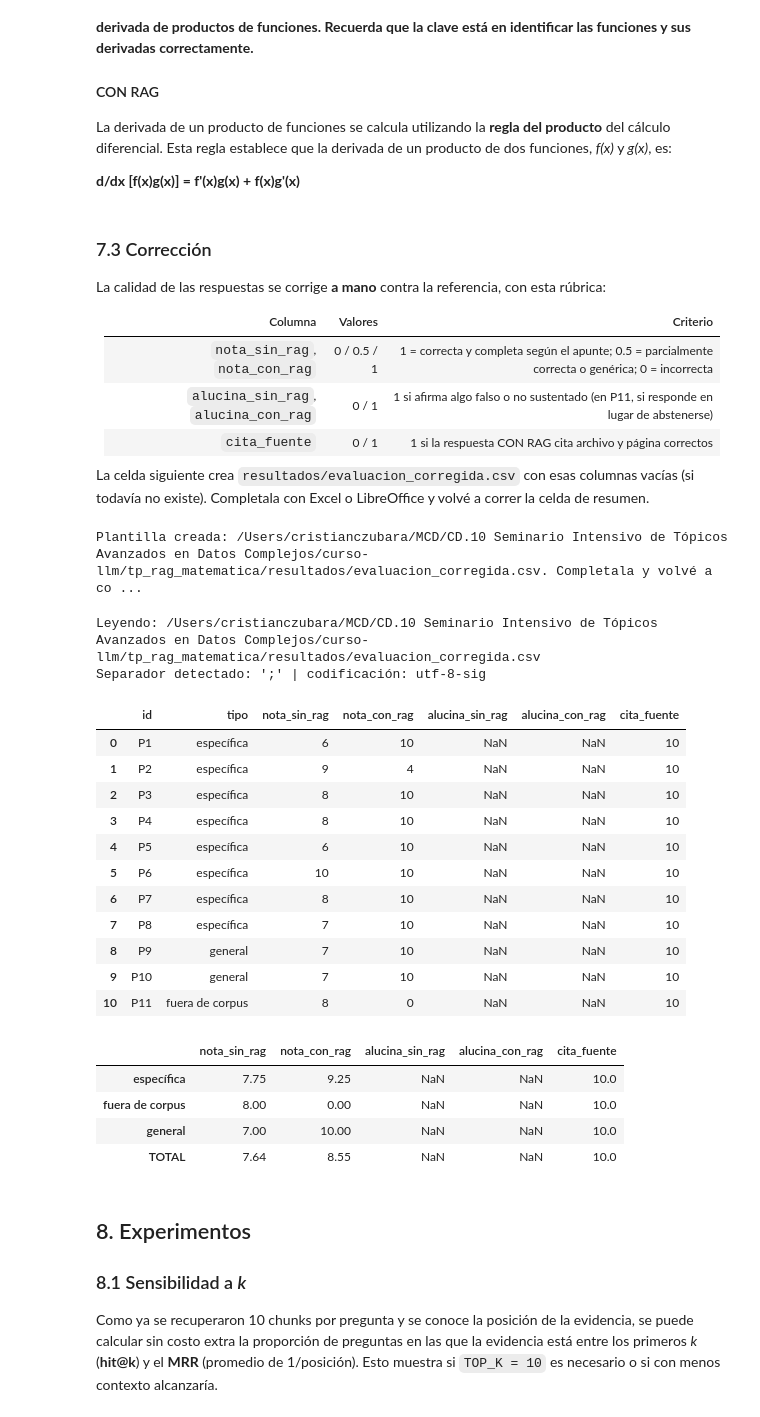
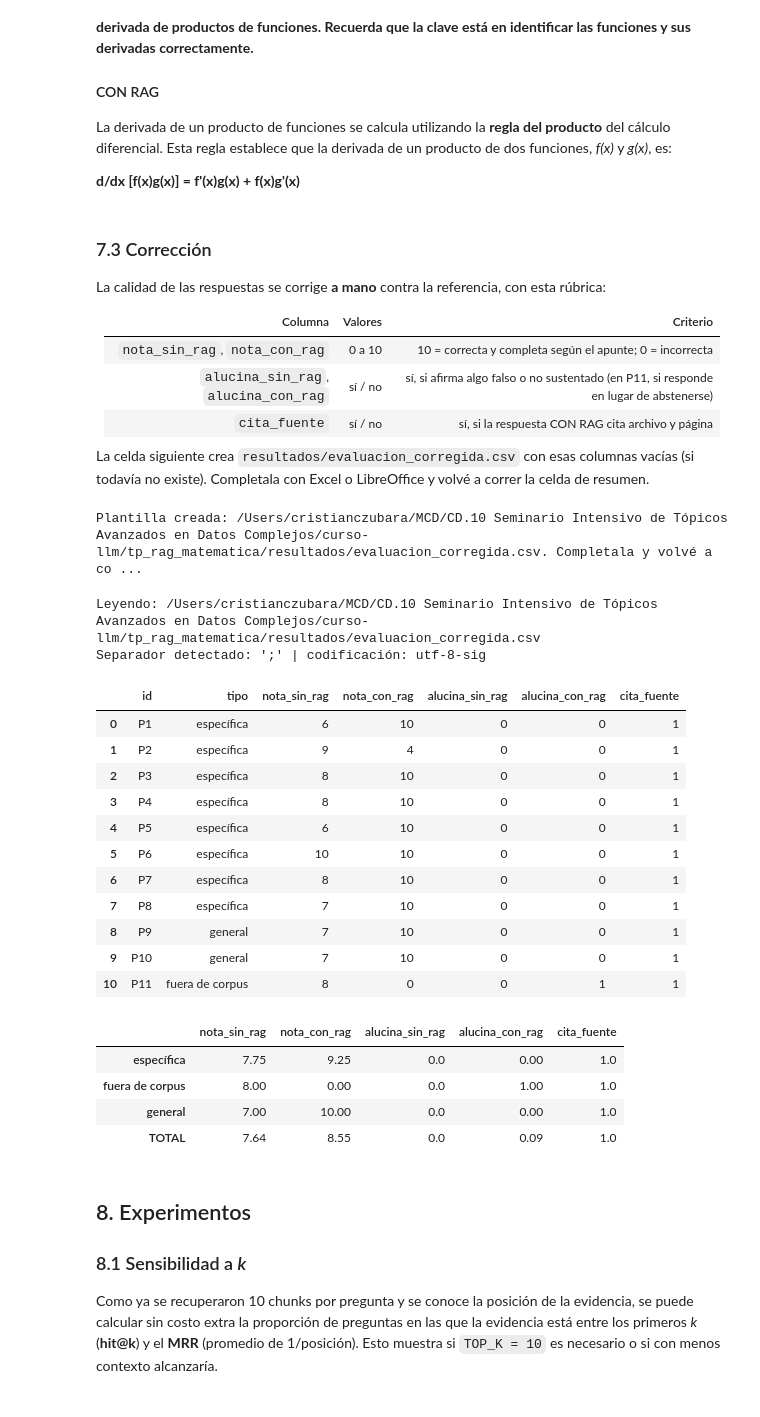
Before and after one commit to cristianczubara/tp-rag-matematica, a Jupyter notebook: rag_tp.ipynb, the cells around one changed output. Drawn from its saved outputs; the diff is of its cells as text; code cells hidden in the pictures.

```diff
--- a/rag_tp.ipynb
+++ b/rag_tp.ipynb
@@ -1168,9 +1168,9 @@ La calidad de las respuestas se corrige **a mano** contra la referencia, con est
 
 | Columna | Valores | Criterio |
 |---|---|---|
-| `nota_sin_rag`, `nota_con_rag` | 0 / 0.5 / 1 | 1 = correcta y completa según el apunte; 0.5 = parcialmente correcta o genérica; 0 = incorrecta |
-| `alucina_sin_rag`, `alucina_con_rag` | 0 / 1 | 1 si afirma algo falso o no sustentado (en P11, si responde en lugar de abstenerse) |
-| `cita_fuente` | 0 / 1 | 1 si la respuesta CON RAG cita archivo y página correctos |
+| `nota_sin_rag`, `nota_con_rag` | 0 a 10 | 10 = correcta y completa según el apunte; 0 = incorrecta |
+| `alucina_sin_rag`, `alucina_con_rag` | sí / no | sí, si afirma algo falso o no sustentado (en P11, si responde en lugar de abstenerse) |
+| `cita_fuente` | sí / no | sí, si la respuesta CON RAG cita archivo y página |
 
 La celda siguiente crea `resultados/evaluacion_corregida.csv` con esas columnas vacías (si todavía no existe). Completala con Excel o LibreOffice y volvé a correr la celda de resumen.
 # %%
@@ -1194,51 +1194,53 @@ print("Leyendo:", ruta_corregida)
 for codificacion in ("utf-8-sig", "latin-1"):
     try:
         with open(ruta_corregida, encoding=codificacion) as f:
             encabezado = f.readline()
         break
     except UnicodeDecodeError:
         continue
 separador = ";" if encabezado.count(";") > encabezado.count(",") else ","
 print(f"Separador detectado: '{separador}' | codificación: {codificacion}")
 
 corr = pd.read_csv(ruta_corregida, sep=separador, encoding=codificacion)
 
 cols = ["nota_sin_rag", "nota_con_rag", "alucina_sin_rag", "alucina_con_rag", "cita_fuente"]
 faltan = [c for c in cols if c not in corr.columns]
 
 if faltan:
     print("No encuentro estas columnas:", faltan)
     print("Columnas leídas:", list(corr.columns))
 else:
-    for c in cols:  # acepta "0,5" y "0.5"
-        corr[c] = pd.to_numeric(corr[c].astype(str).str.replace(",", ".").str.strip(), errors="coerce")
+    for c in cols:  # acepta números ("0,5" o "0.5") y sí/no
+        texto = corr[c].astype(str).str.strip().str.lower()
+        texto = texto.replace({"si": "1", "sí": "1", "no": "0"}).str.replace(",", ".")
+        corr[c] = pd.to_numeric(texto, errors="coerce")
     display(corr[["id", "tipo"] + cols])
     if corr[cols].isna().all().all():
         print("Las columnas de corrección siguen vacías: revisá dónde guardaste el archivo.")
     else:
         por_tipo = corr.groupby("tipo")[cols].mean().round(2)
         total = corr[cols].mean().round(2).rename("TOTAL")
         display(pd.concat([por_tipo, total.to_frame().T]))
 # %% [output]
 Leyendo: /Users/cristianczubara/MCD/CD.10 Seminario Intensivo de Tópicos Avanzados en Datos Complejos/curso-llm/tp_rag_matematica/resultados/evaluacion_corregida.csv
 Separador detectado: ';' | codificación: utf-8-sig
 |  | id | tipo | nota_sin_rag | nota_con_rag | alucina_sin_rag | alucina_con_rag | cita_fuente |
-| 0 | P1 | específica | 6 | 10 | NaN | NaN | 10 |
-| 1 | P2 | específica | 9 | 4 | NaN | NaN | 10 |
-| 2 | P3 | específica | 8 | 10 | NaN | NaN | 10 |
-| 3 | P4 | específica | 8 | 10 | NaN | NaN | 10 |
-| 4 | P5 | específica | 6 | 10 | NaN | NaN | 10 |
-| 5 | P6 | específica | 10 | 10 | NaN | NaN | 10 |
-| 6 | P7 | específica | 8 | 10 | NaN | NaN | 10 |
-| 7 | P8 | específica | 7 | 10 | NaN | NaN | 10 |
-| 8 | P9 | general | 7 | 10 | NaN | NaN | 10 |
-| 9 | P10 | general | 7 | 10 | NaN | NaN | 10 |
-| 10 | P11 | fuera de corpus | 8 | 0 | NaN | NaN | 10 |
+| 0 | P1 | específica | 6 | 10 | 0 | 0 | 1 |
+| 1 | P2 | específica | 9 | 4 | 0 | 0 | 1 |
+| 2 | P3 | específica | 8 | 10 | 0 | 0 | 1 |
+| 3 | P4 | específica | 8 | 10 | 0 | 0 | 1 |
+| 4 | P5 | específica | 6 | 10 | 0 | 0 | 1 |
+| 5 | P6 | específica | 10 | 10 | 0 | 0 | 1 |
+| 6 | P7 | específica | 8 | 10 | 0 | 0 | 1 |
+| 7 | P8 | específica | 7 | 10 | 0 | 0 | 1 |
+| 8 | P9 | general | 7 | 10 | 0 | 0 | 1 |
+| 9 | P10 | general | 7 | 10 | 0 | 0 | 1 |
+| 10 | P11 | fuera de corpus | 8 | 0 | 0 | 1 | 1 |
 |  | nota_sin_rag | nota_con_rag | alucina_sin_rag | alucina_con_rag | cita_fuente |
-| específica | 7.75 | 9.25 | NaN | NaN | 10.0 |
-| fuera de corpus | 8.00 | 0.00 | NaN | NaN | 10.0 |
-| general | 7.00 | 10.00 | NaN | NaN | 10.0 |
-| TOTAL | 7.64 | 8.55 | NaN | NaN | 10.0 |
+| específica | 7.75 | 9.25 | 0.0 | 0.00 | 1.0 |
+| fuera de corpus | 8.00 | 0.00 | 0.0 | 1.00 | 1.0 |
+| general | 7.00 | 10.00 | 0.0 | 0.00 | 1.0 |
+| TOTAL | 7.64 | 8.55 | 0.0 | 0.09 | 1.0 |
 # %% [markdown]
 ## 8. Experimentos
 
```
Also changed, not shown: parts of 2 cells of this notebook, 3 other files.
